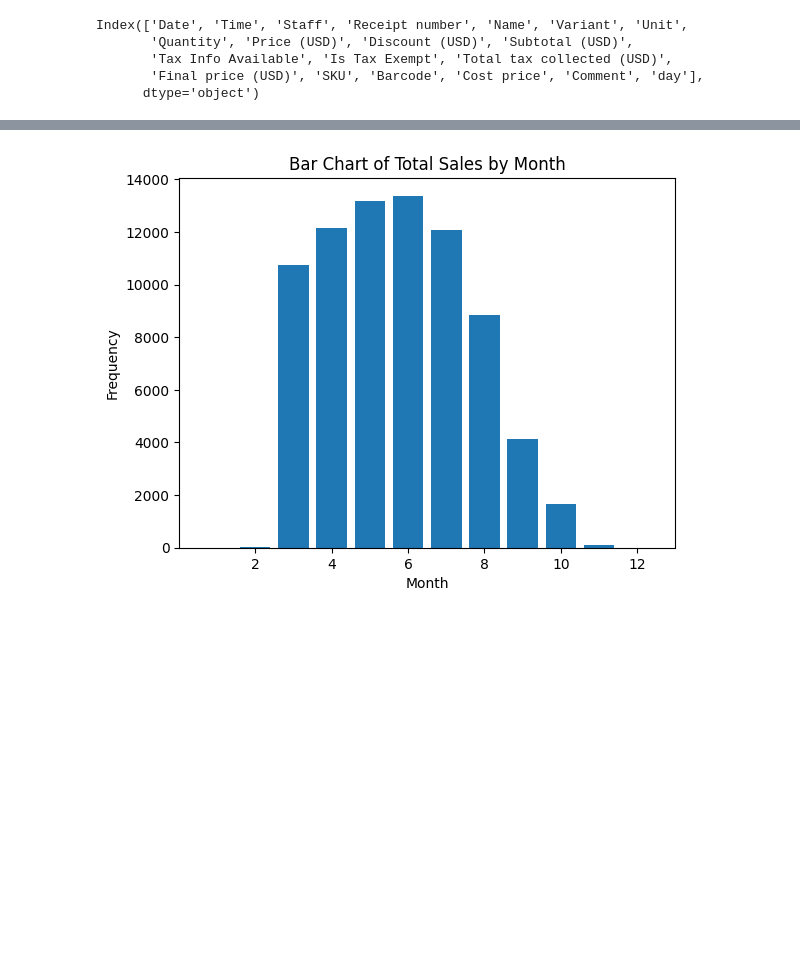
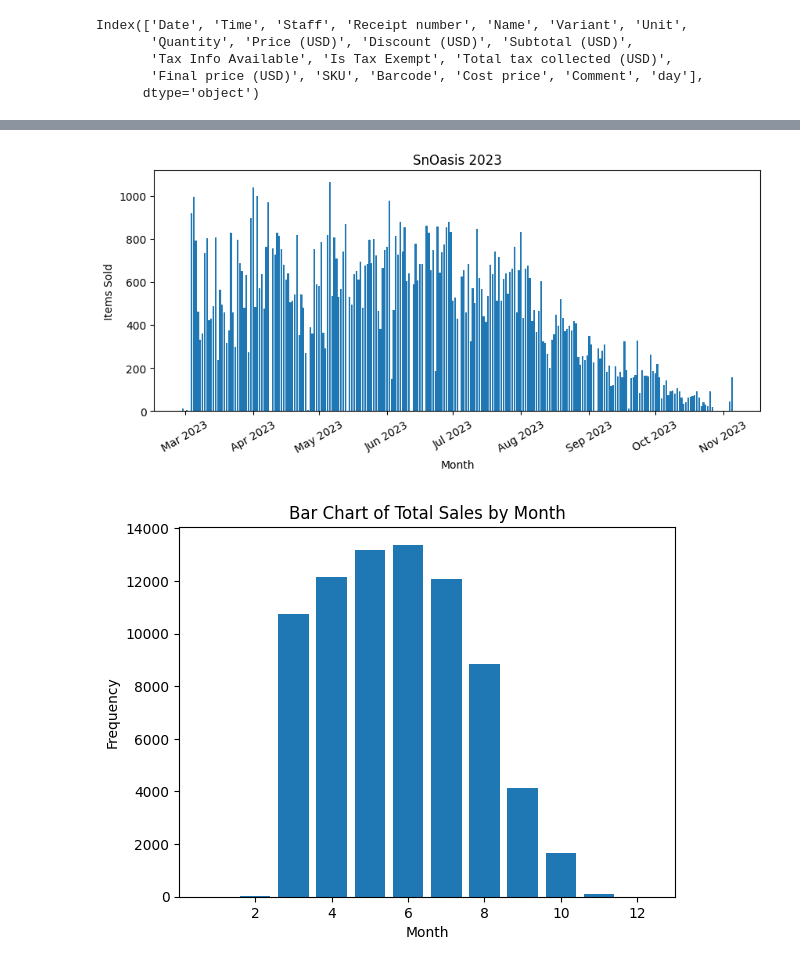
Before and after one commit to HobbsJacob37/Snoasis, a Jupyter notebook: snowLV.ipynb, the cells around one changed output, grey strips where cells are left out. Saved outputs shown, nothing was run; the diff lists cells and outputs as text; code cells hidden in the pictures; blank space fills up the shorter version.

```diff
--- a/snowLV.ipynb
+++ b/snowLV.ipynb
@@ -67,23 +74,22 @@ TypeError: Cannot reset_index inplace on a Series to create a DataFrame
 # %%
 # Imports
 import matplotlib.pyplot as plt
 import matplotlib.dates as mdates
 
-# Create source data
-np.random.seed(0)
-dates = pd.date_range(start='2017-01-01', end='2017-12-31')
-rainfall = np.random.randint(0, 20, dates.size)
+
 
 # Drawing
 fig, ax = plt.subplots(figsize=(10, 4))
 plt.xlabel('Month')
-plt.ylabel('mm')
-plt.title('Rainfall 2017')
+plt.ylabel('Items Sold')
+plt.title('SnOasis 2023')
 ax.xaxis.set_major_locator(mdates.MonthLocator())
 fmt = mdates.DateFormatter('%b %Y')
 ax.xaxis.set_major_formatter(fmt)
-ax.bar(dates, rainfall)
+ax.bar(dfg.index,dfg)
 plt.setp(ax.get_xticklabels(), rotation=30);
+# %% [output]
+[figure, added]
 # %%
 df['Date'] = pd.to_datetime(df['Date'])
 df = df.sort_values(by='Date')
```
Also changed, not shown: parts of 4 cells of this notebook.
